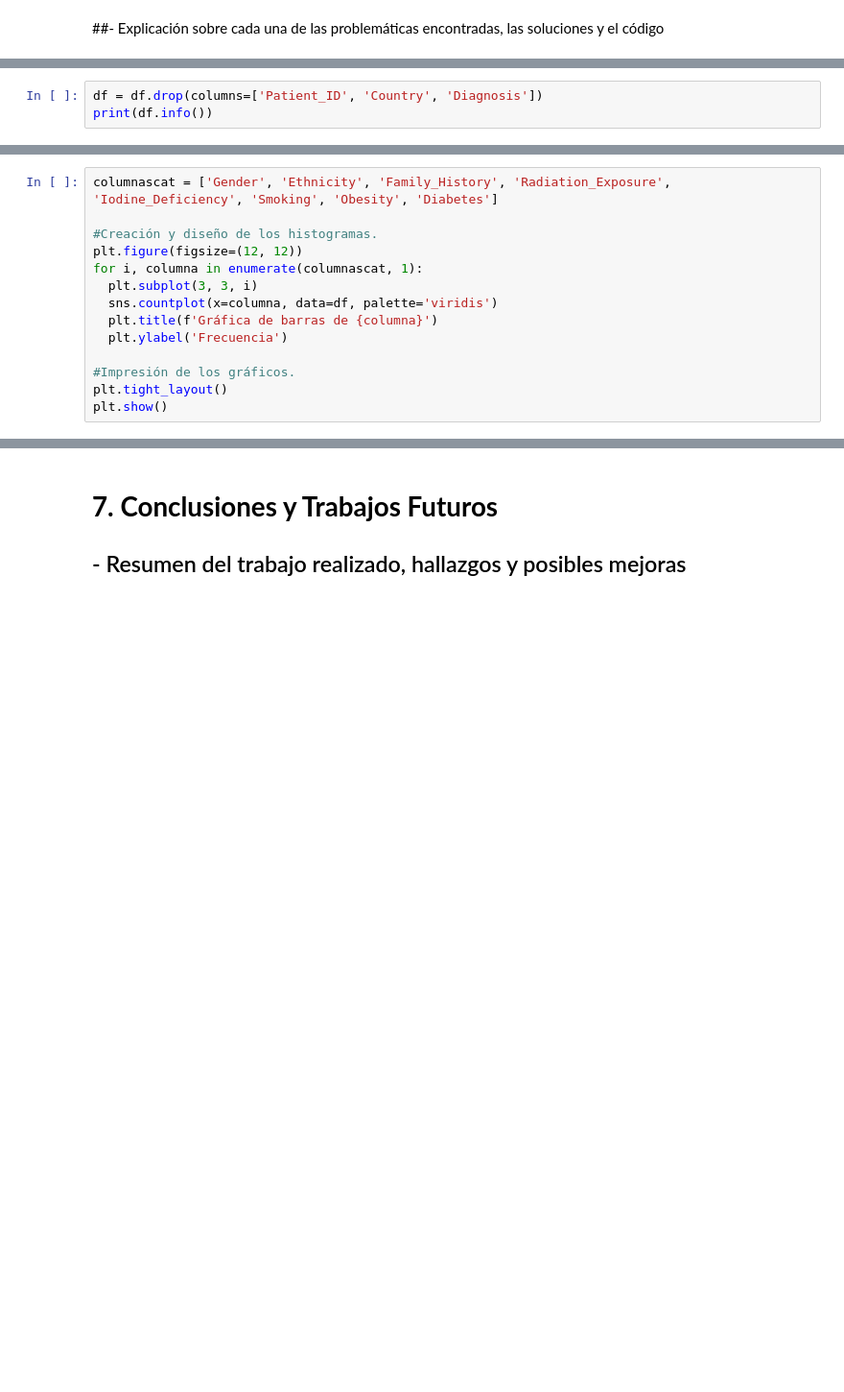
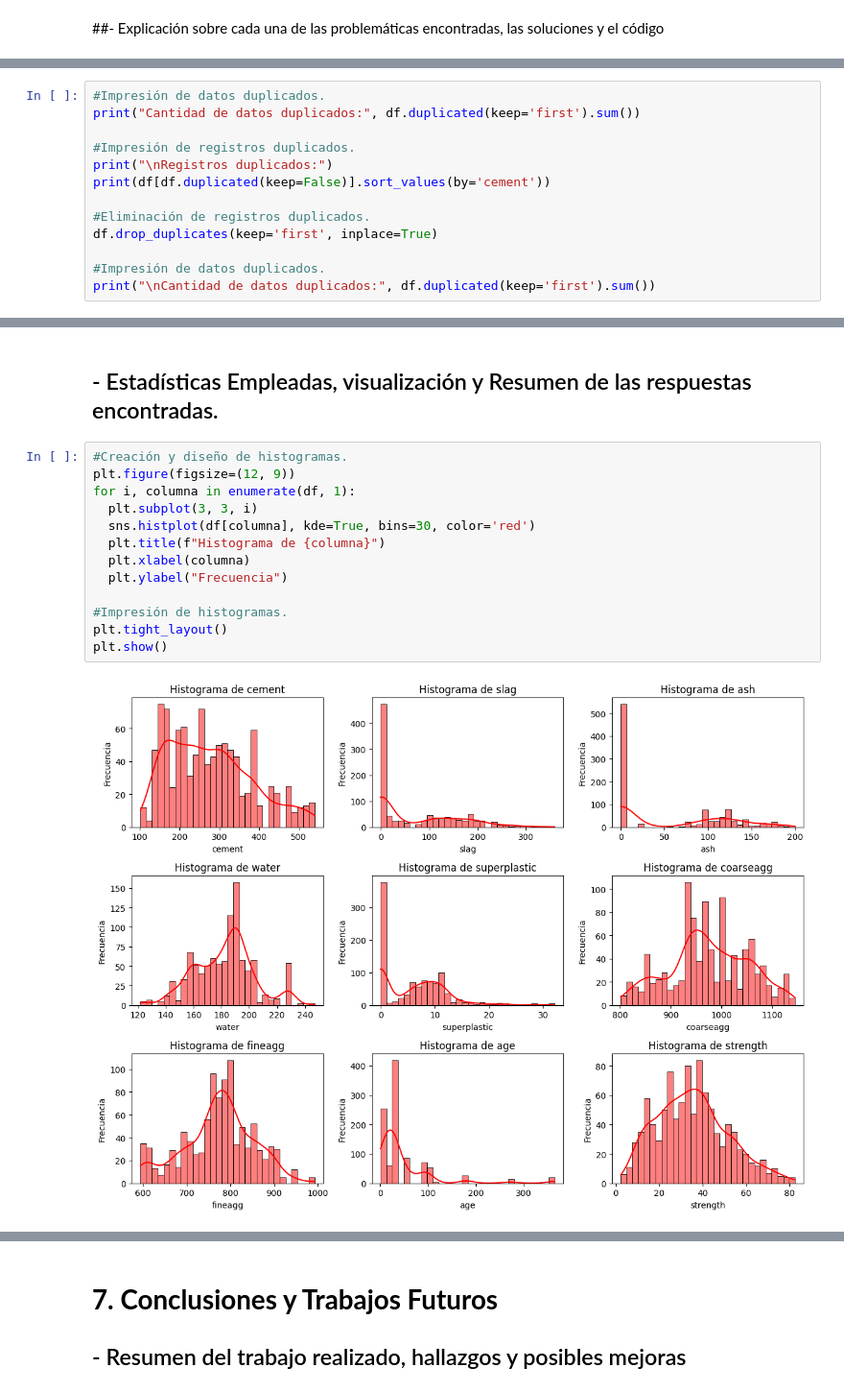
Before and after one commit to I-ULISES-I/Colabfiles, a Jupyter notebook: ProyectoProgADAP_256056.ipynb, the cells around one changed output, grey strips where cells are left out. Shown at 96% size. Drawn from its saved outputs; the diff is of its cells as text; blank space fills up the shorter version.

```diff
--- a/ProyectoProgADAP_256056.ipynb
+++ b/ProyectoProgADAP_256056.ipynb
@@ -195,3 +120,0 @@ Name: 0, dtype: object
-# %%
-df = df.drop(columns=['Patient_ID', 'Country', 'Diagnosis'])
-print(df.info())
@@ -387,14 +120,0 @@ D'Agostino-Pearson Test: p-valor = 0.00000
-# %%
-columnascat = ['Gender', 'Ethnicity', 'Family_History', 'Radiation_Exposure', 'Iodine_Deficiency', 'Smoking', 'Obesity', 'Diabetes']
-
-#Creación y diseño de los histogramas.
-plt.figure(figsize=(12, 12))
-for i, columna in enumerate(columnascat, 1):
-  plt.subplot(3, 3, i)
-  sns.countplot(x=columna, data=df, palette='viridis')
-  plt.title(f'Gráfica de barras de {columna}')
-  plt.ylabel('Frecuencia')
-
-#Impresión de los gráficos.
-plt.tight_layout()
-plt.show()
@@ -428,0 +123,13 @@ Passing `palette` without assigning `hue` is deprecated and will be removed in v
+# %%
+#Impresión de datos duplicados.
+print("Cantidad de datos duplicados:", df.duplicated(keep='first').sum())
+
+#Impresión de registros duplicados.
+print("\nRegistros duplicados:")
+print(df[df.duplicated(keep=False)].sort_values(by='cement'))
+
+#Eliminación de registros duplicados.
+df.drop_duplicates(keep='first', inplace=True)
+
+#Impresión de datos duplicados.
+print("\nCantidad de datos duplicados:", df.duplicated(keep='first').sum())
@@ -428,0 +218,17 @@ Passing `palette` without assigning `hue` is deprecated and will be removed in v
+# %% [markdown]
+## - Estadísticas Empleadas, visualización y Resumen de las respuestas encontradas.
+# %%
+#Creación y diseño de histogramas.
+plt.figure(figsize=(12, 9))
+for i, columna in enumerate(df, 1):
+  plt.subplot(3, 3, i)
+  sns.histplot(df[columna], kde=True, bins=30, color='red')
+  plt.title(f"Histograma de {columna}")
+  plt.xlabel(columna)
+  plt.ylabel("Frecuencia")
+
+#Impresión de histogramas.
+plt.tight_layout()
+plt.show()
+# %% [output]
+[figure, added]
```
Also changed, not shown: parts of 82 cells of this notebook.
